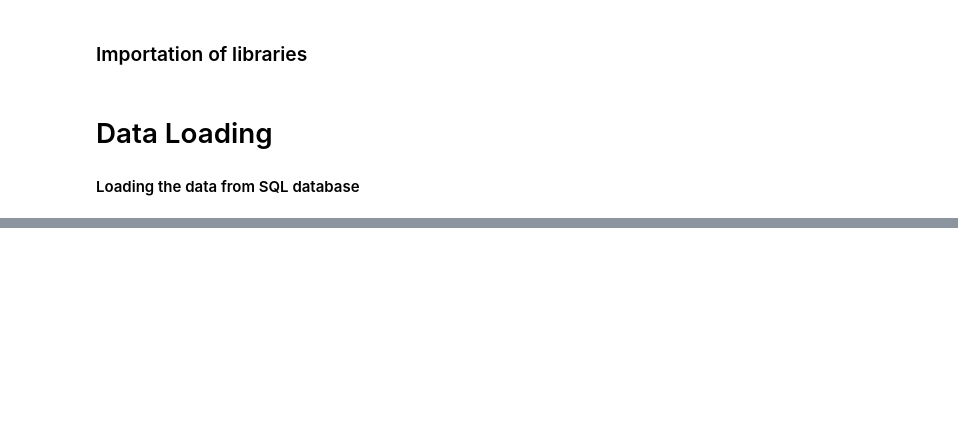
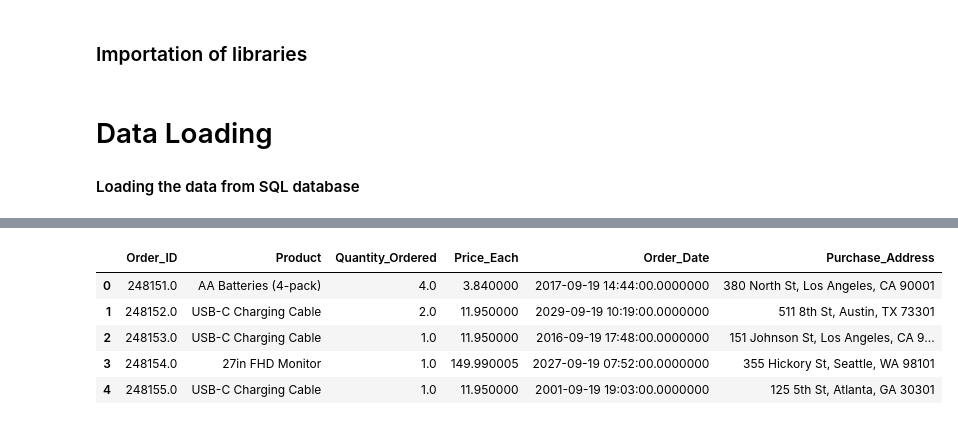
Before and after one commit to Theresah-Essuman/Sales-Data-Analysis-for-2019, a Jupyter notebook: notebook/main.ipynb, the cells around one changed output, grey strips where cells are left out. Saved outputs shown, nothing was run; the diff lists cells and outputs as text; code cells hidden in the pictures; blank space fills up the shorter version.

```diff
--- a/notebook/main.ipynb
+++ b/notebook/main.ipynb
@@ -87,0 +155,18 @@ except Exception as e:
+# %%
+# Define the SQL query to show specific tables in the database
+db_query = """
+        SELECT *
+        FROM Sales_September_2019
+        """
+# Read data from the SQL query result into a DataFrame
+df_Sales_September_2019 = pd.read_sql(db_query, connection)
+
+# Display the DataFrame
+df_Sales_September_2019.head()
+# %% [output]
+|  | Order_ID | Product | Quantity_Ordered | Price_Each | Order_Date | Purchase_Address |
+| 0 | 248151.0 | AA Batteries (4-pack) | 4.0 | 3.840000 | 2017-09-19 14:44:00.0000000 | 380 North St, Los Angeles, CA 90001 |
+| 1 | 248152.0 | USB-C Charging Cable | 2.0 | 11.950000 | 2029-09-19 10:19:00.0000000 | 511 8th St, Austin, TX 73301 |
+| 2 | 248153.0 | USB-C Charging Cable | 1.0 | 11.950000 | 2016-09-19 17:48:00.0000000 | 151 Johnson St, Los Angeles, CA 9... |
+| 3 | 248154.0 | 27in FHD Monitor | 1.0 | 149.990005 | 2027-09-19 07:52:00.0000000 | 355 Hickory St, Seattle, WA 98101 |
+| 4 | 248155.0 | USB-C Charging Cable | 1.0 | 11.950000 | 2001-09-19 19:03:00.0000000 | 125 5th St, Atlanta, GA 30301 |
```
Also changed, not shown: parts of 20 cells of this notebook, 6 other files.
